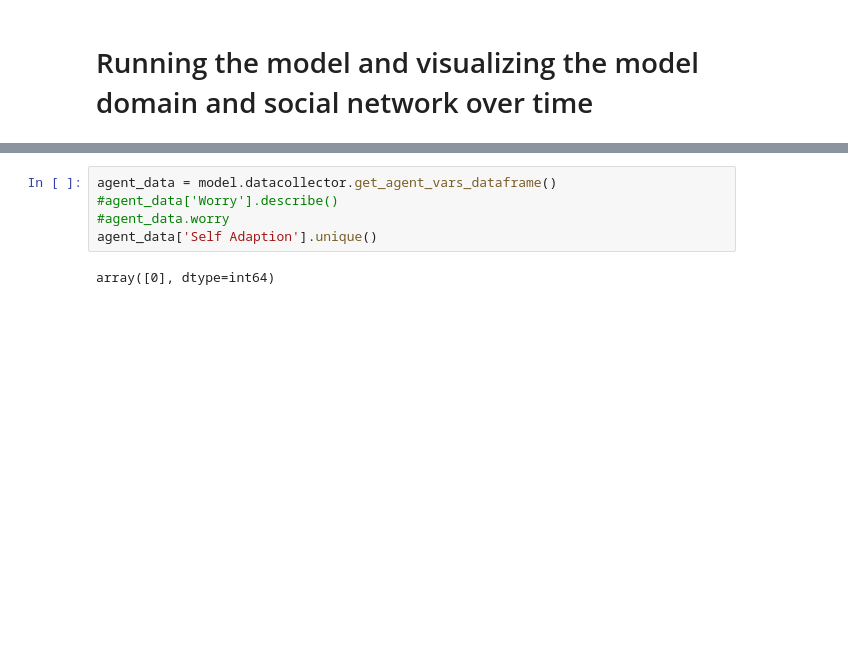
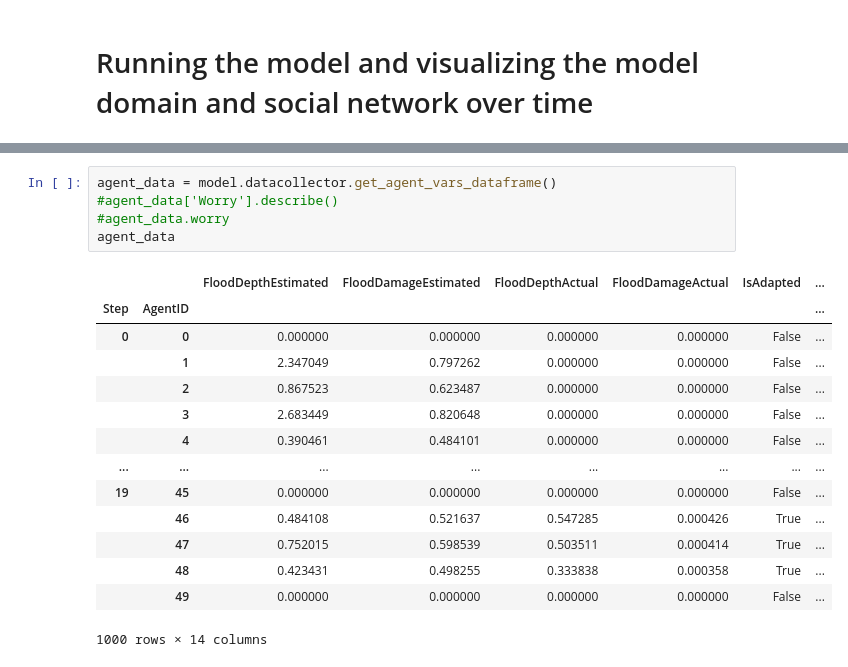
Before and after one commit to thomaslautenb/ABM, a Jupyter notebook: base_model_group1/base_model_mesa/model/demo.ipynb, the cells around one changed output, grey strips where cells are left out. Drawn from its saved outputs; the diff is of its cells as text; blank space fills up the shorter version.

```diff
--- a/base_model_group1/base_model_mesa/model/demo.ipynb
+++ b/base_model_group1/base_model_mesa/model/demo.ipynb
@@ -72,10 +87,23 @@ for step in range(20):
 # %%
 agent_data = model.datacollector.get_agent_vars_dataframe()
 #agent_data['Worry'].describe()
 #agent_data.worry
-agent_data['Self Adaption'].unique()
+agent_data
 # %% [output]
+|  |  | FloodDepthEstimated | FloodDamageEstimated | FloodDepthActual | FloodDamageActual | IsAdapted | ... |
+| Step | AgentID |  |  |  |  |  | ... |
+| 0 | 0 | 0.000000 | 0.000000 | 0.000000 | 0.000000 | False | ... |
+|  | 1 | 2.347049 | 0.797262 | 0.000000 | 0.000000 | False | ... |
+|  | 2 | 0.867523 | 0.623487 | 0.000000 | 0.000000 | False | ... |
+|  | 3 | 2.683449 | 0.820648 | 0.000000 | 0.000000 | False | ... |
+|  | 4 | 0.390461 | 0.484101 | 0.000000 | 0.000000 | False | ... |
+| ... | ... | ... | ... | ... | ... | ... | ... |
+| 19 | 45 | 0.000000 | 0.000000 | 0.000000 | 0.000000 | False | ... |
+|  | 46 | 0.484108 | 0.521637 | 0.547285 | 0.000426 | True | ... |
+|  | 47 | 0.752015 | 0.598539 | 0.503511 | 0.000414 | True | ... |
+|  | 48 | 0.423431 | 0.498255 | 0.333838 | 0.000358 | True | ... |
+|  | 49 | 0.000000 | 0.000000 | 0.000000 | 0.000000 | False | ... |
-array([0], dtype=int64)
+1000 rows × 14 columns
 # %%
 model_data = model.datacollector.get_model_vars_dataframe()
 model_data
```
Also changed, not shown: parts of 2 cells of this notebook, 2 other files.
